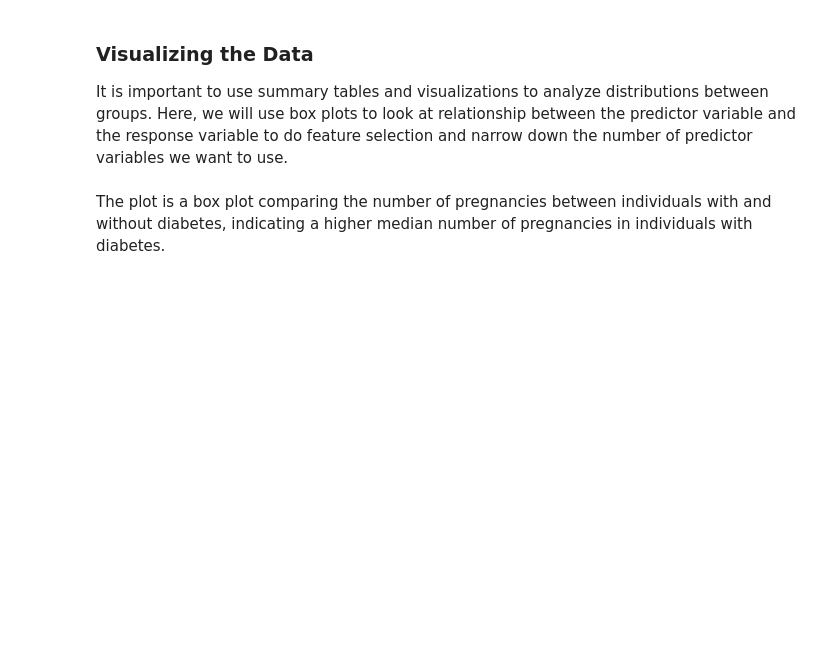
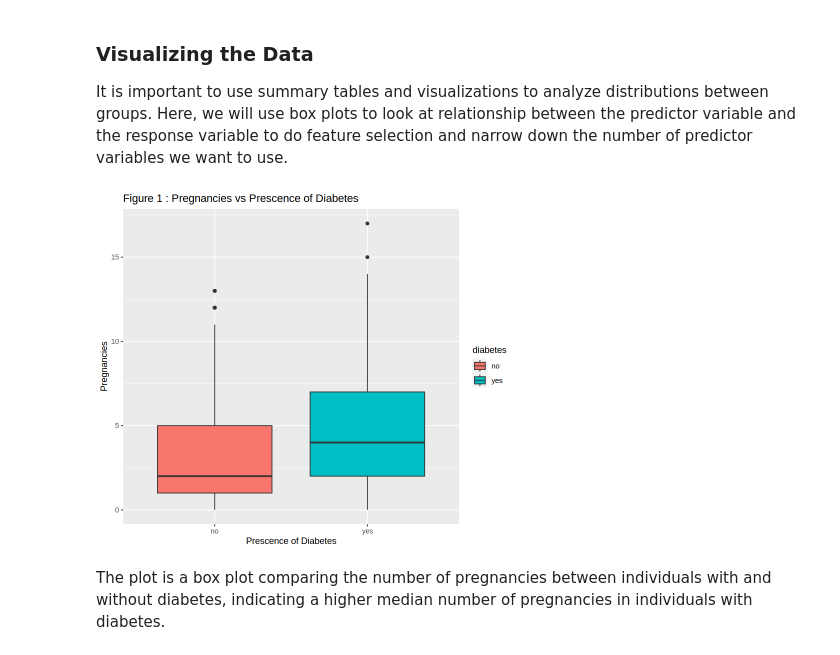
Before and after one commit to asnbl/dsci-100-2023-24W-group-16, a Jupyter notebook: Group project proposal.ipynb, the cells around one changed output. Drawn from its saved outputs; the diff is of its cells as text; code cells hidden in the pictures; blank space fills up the shorter version.

```diff
--- a/Group project proposal.ipynb
+++ b/Group project proposal.ipynb
@@ -29,13 +61,10 @@ diabetes
 # %%
 # tidy and wrangle data
 diabetes_clean <- diabetes |>
-    mutate(Outcome = as_factor(Outcome)) |>
-    rename("Diabetes" = Outcome) |>
-    mutate(Diabetes = fct_recode(Diabetes, "yes" = "1", "no"  = "0")) |>
-    mutate(across(.cols = -Pregnancies, ~replace(., . == 0, NA)))
+    clean_names() |>
+    mutate(outcome = as_factor(outcome)) |>
+    rename("diabetes" = outcome) |>
+    mutate(diabetes = fct_recode(diabetes, "yes" = "1", "no"  = "0")) |>
+    mutate(across(.cols = -pregnancies, ~replace(., . == 0, NA)))
 
 head(diabetes_clean)
-
-diabetes_split <- initial_split(diabetes_clean, prop = 0.75, strata = Diabetes)
-diabetes_train <- training(diabetes_split)
-diabetes_test <- testing(diabetes_split)
@@ -45,0 +85,9 @@ Looking at the original data, there was not a lot that had to be done to tidy th
+# %%
+set.seed(1000)
+
+diabetes_split <- initial_split(diabetes_clean, prop = 0.75, strata = diabetes)
+diabetes_train <- training(diabetes_split)
+diabetes_test <- testing(diabetes_split)
+
+diabetes_train
+diabetes_test
@@ -85,13 +166,15 @@ It is important to use summary tables and visualizations to analyze distribution
 # %%
 # Set options for plot width and height
 options(repr.plot.width = 7, repr.plot.height = 6)
 
-pregnancies <- ggplot(diabetes_train, aes(x = Diabetes, y = Pregnancies, fill = Diabetes)) +
+pregnancies <- ggplot(diabetes_train, aes(x = diabetes, y = pregnancies, fill = diabetes)) +
         geom_boxplot() +
         labs( x = "Prescence of Diabetes", y = "Pregnancies") +
         ggtitle("Figure 1 : Pregnancies vs Prescence of Diabetes")
 
 pregnancies
+# %% [output]
+[figure, added]
 # %% [markdown]
 The plot is a box plot comparing the number of pregnancies between individuals with and without diabetes, indicating a higher median number of pregnancies in individuals with diabetes.
 # %%
```
Also changed, not shown: parts of 41 cells of this notebook.
